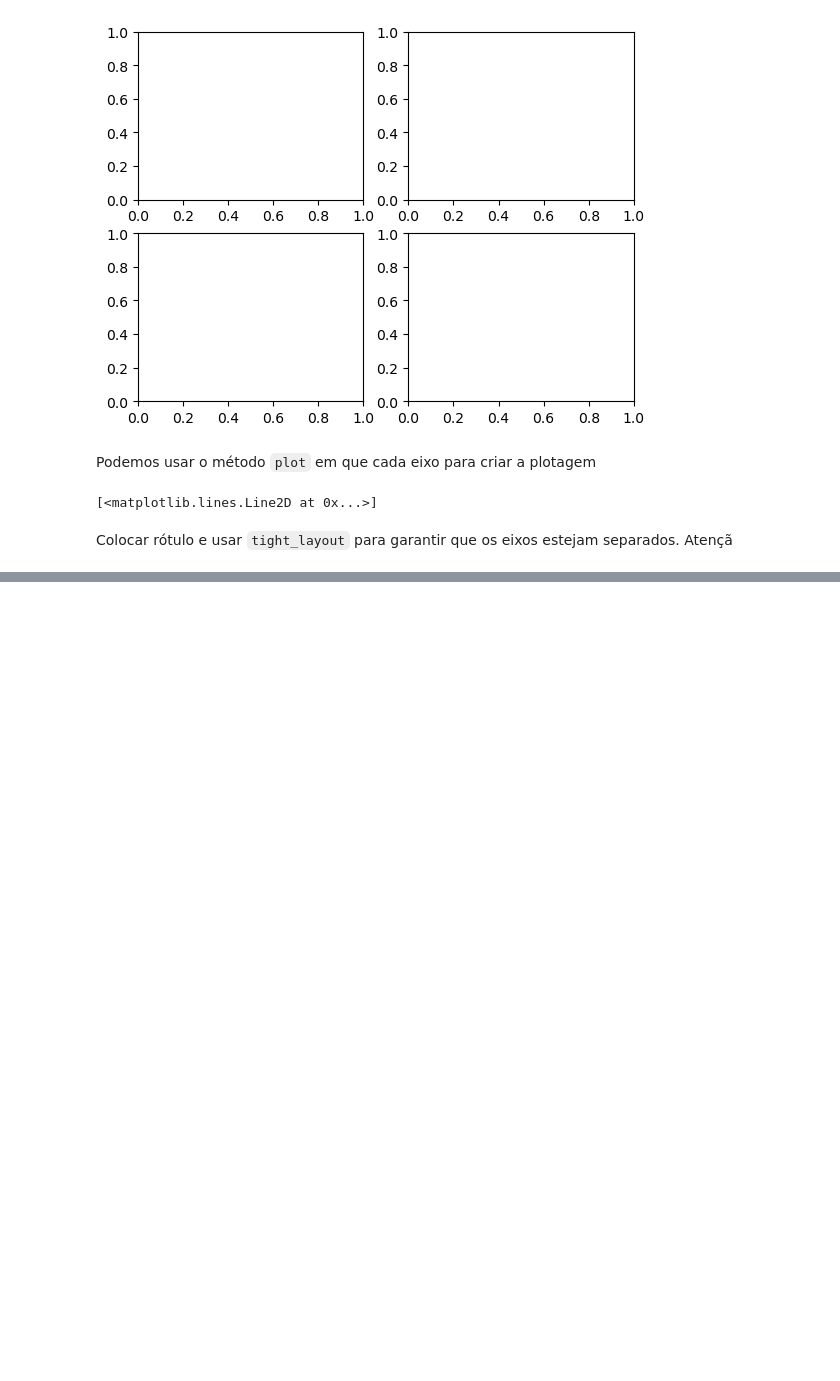
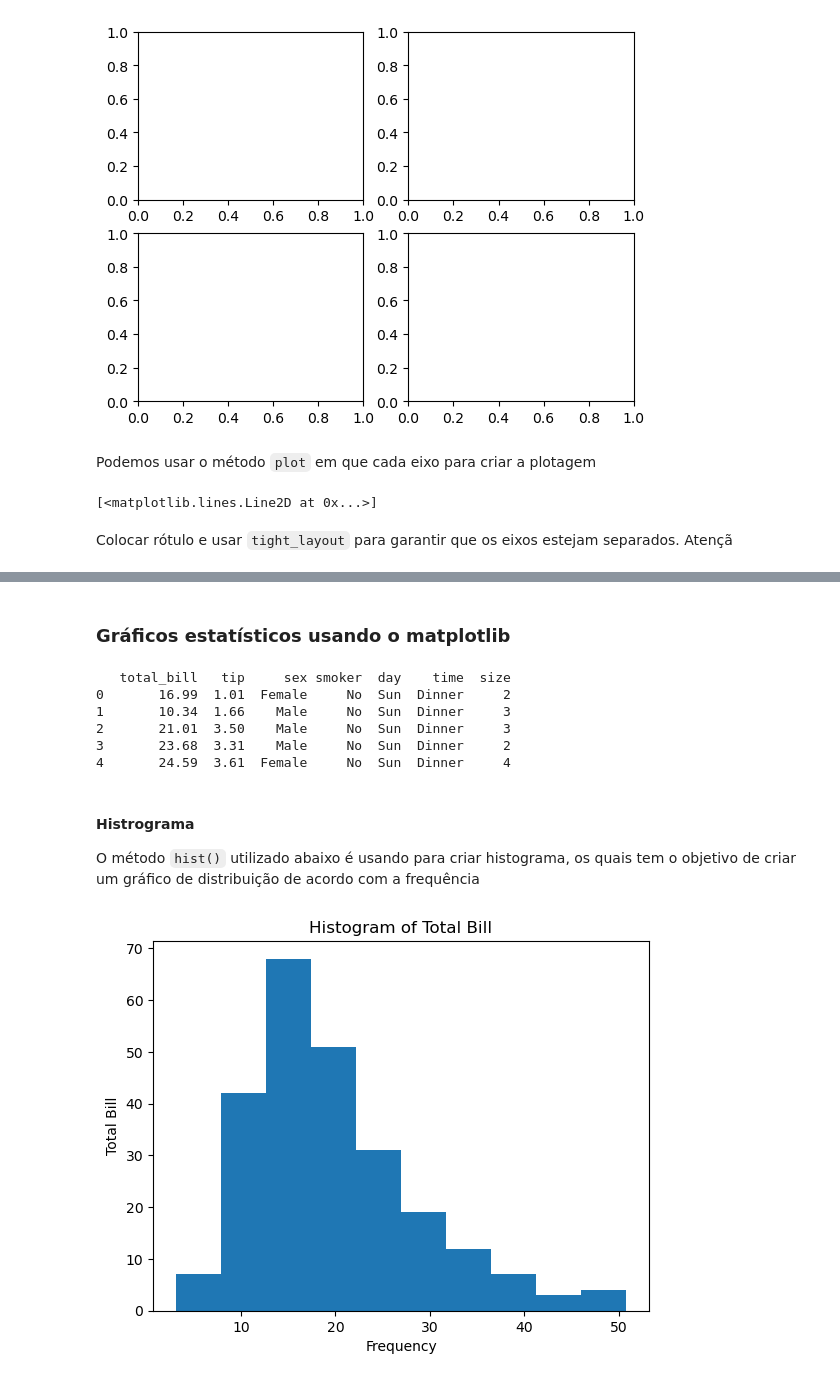
Before and after one commit to mateusyamaguti/TUTORIAL-Analise-de-dados-com-python-e-pandas, a Jupyter notebook: notebooks/3_capitulo/3_capitulo.ipynb, the cells around one changed output, grey strips where cells are left out. Saved outputs shown, nothing was run; the diff lists cells and outputs as text; code cells hidden in the pictures; blank space fills up the shorter version.

```diff
--- a/notebooks/3_capitulo/3_capitulo.ipynb
+++ b/notebooks/3_capitulo/3_capitulo.ipynb
@@ -107,0 +108,25 @@ fig
+# %% [markdown]
+### Gráficos estatísticos usando o matplotlib
+# %%
+tips = sns.load_dataset("tips")
+print(tips.head())
+# %% [output]
+   total_bill   tip     sex smoker  day    time  size
+0       16.99  1.01  Female     No  Sun  Dinner     2
+1       10.34  1.66    Male     No  Sun  Dinner     3
+2       21.01  3.50    Male     No  Sun  Dinner     3
+3       23.68  3.31    Male     No  Sun  Dinner     2
+4       24.59  3.61  Female     No  Sun  Dinner     4
+# %% [markdown]
+#### Histrograma
+O método `hist()` utilizado abaixo é usando para criar histograma, os quais tem o objetivo de criar um gráfico de distribuição de acordo com a frequência
+# %%
+fig = plt.figure()
+axes1 = fig.add_subplot(1, 1, 1) # Cria a janela
+axes1.hist(tips["total_bill"], bins=10) # Inclui no axes1 a serie correspondente a total_bill
+axes1.set_title("Histogram of Total Bill") # Inclui título ao gráfico
+axes1.set_xlabel("Frequency")
+axes1.set_ylabel("Total Bill")
+plt.show()
+# %% [output]
+[figure, added]
```
Also changed, not shown: parts of 16 cells of this notebook, 3 other files.
